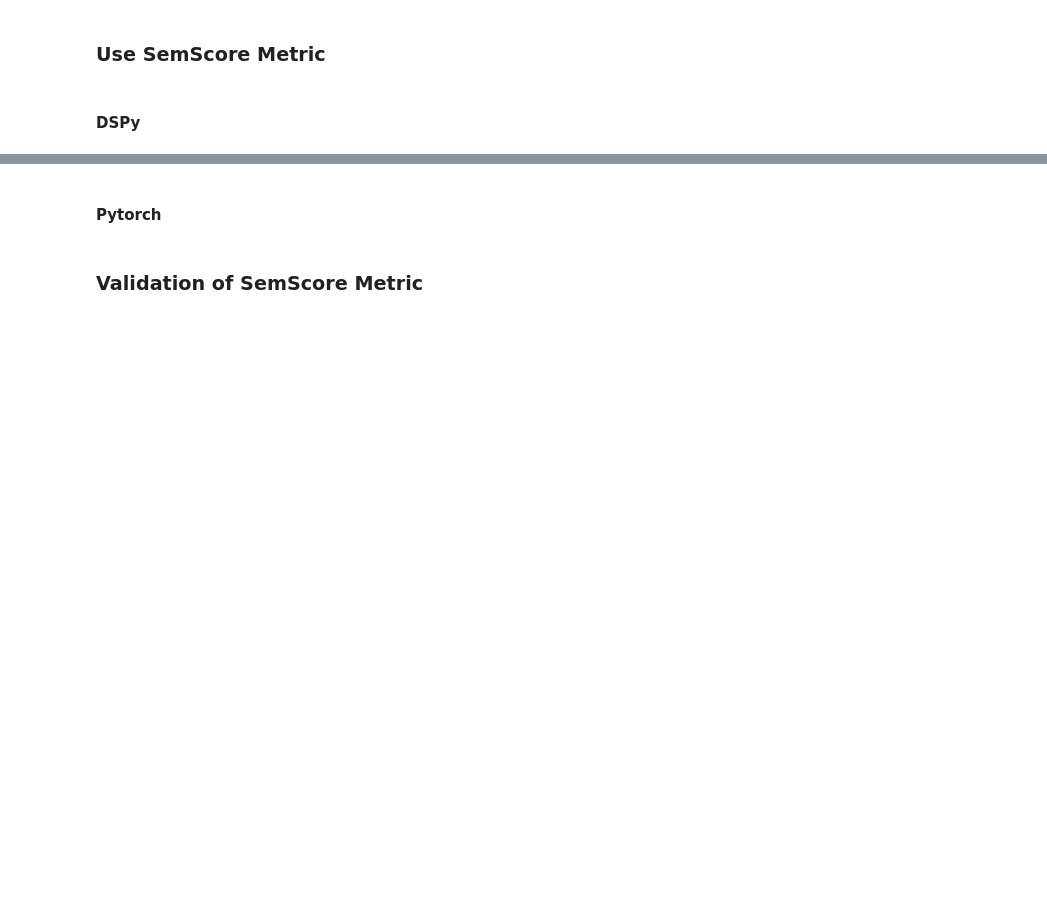
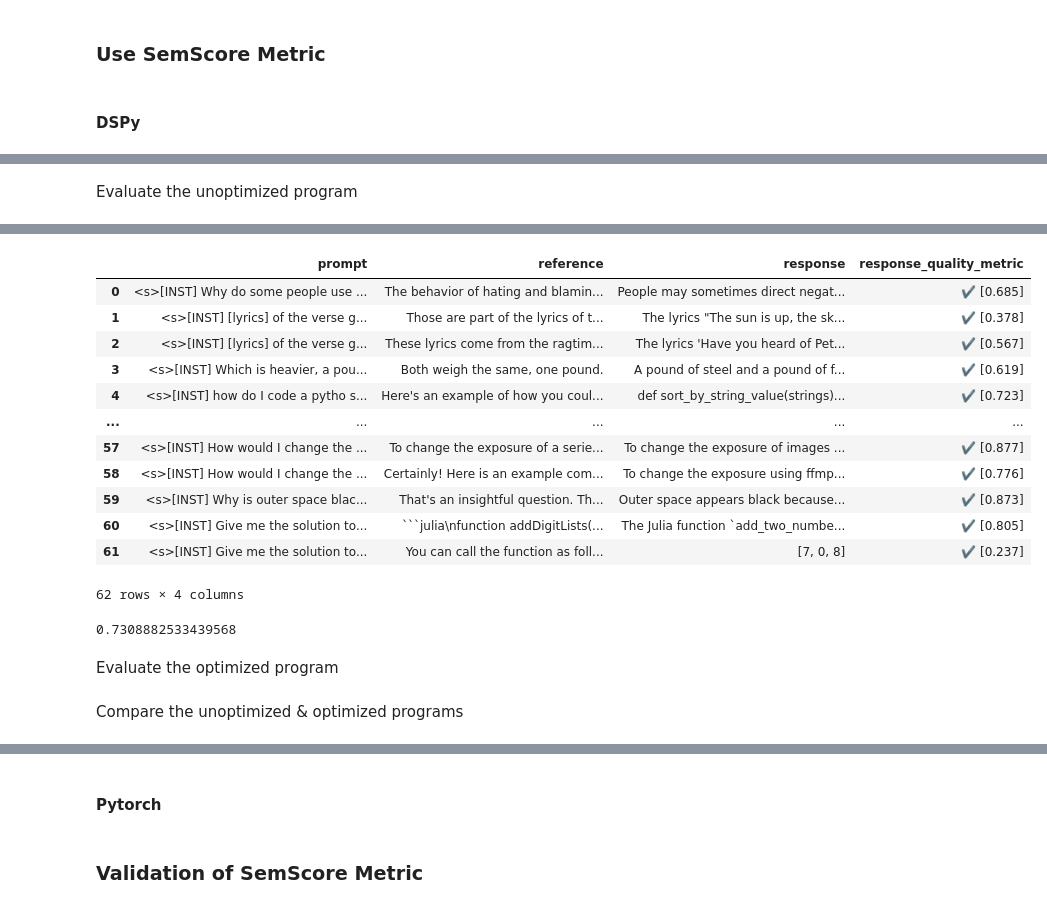
Before and after one commit to Austin-Routt/semscore-dspy, a Jupyter notebook: example.ipynb, the cells around one changed output, grey strips where cells are left out. Drawn from its saved outputs; the diff is of its cells as text; code cells hidden in the pictures; blank space fills up the shorter version.

Commit message:
DSPy Example

````diff
--- a/example.ipynb
+++ b/example.ipynb
@@ -8,0 +71,20 @@
+# %%
+import dspy
+from dspy.teleprompt import BootstrapFewShotWithRandomSearch
+import json
+
+# Load data
+with open("semscore/data/reference/semscores_OA-100.json", "r") as f:
+    reference_data = json.load(f)
+
+# Prepare data
+trainset, devset = prepare_data(reference_data)
+
+# Create program
+program = ResponseGenerator()
+
+# Create teleprompter with metric
+teleprompter = BootstrapFewShotWithRandomSearch(metric=response_quality_metric, max_errors=100000,num_candidate_programs=5, num_threads=1)
+
+# Compile with proper LM configuration
+optimized_program = teleprompter.compile(program, trainset=trainset)
@@ -8,0 +106,21 @@
+# %% [markdown]
+Evaluate the unoptimized program
+# %%
+# Create evaluator
+evaluate = dspy.Evaluate(
+    devset=devset,
+    metric=response_quality_metric,
+    num_threads=1,
+    max_errors=10000,
+    display_progress=True,
+    display_table=True
+)
+
+# Evaluate
+avg_score0, full_results0, all_scores0 = evaluate(
+    program,
+    num_threads=1,
+    return_all_scores=True,
+    return_outputs=True
+)
+# %% [output]
@@ -8,0 +134,21 @@
+|  | prompt | reference | response | response_quality_metric |
+| 0 | <s>[INST] Why do some people use ... | The behavior of hating and blamin... | People may sometimes direct negat... | ✔️ [0.685] |
+| 1 | <s>[INST] [lyrics] of the verse g... | Those are part of the lyrics of t... | The lyrics "The sun is up, the sk... | ✔️ [0.378] |
+| 2 | <s>[INST] [lyrics] of the verse g... | These lyrics come from the ragtim... | The lyrics 'Have you heard of Pet... | ✔️ [0.567] |
+| 3 | <s>[INST] Which is heavier, a pou... | Both weigh the same, one pound. | A pound of steel and a pound of f... | ✔️ [0.619] |
+| 4 | <s>[INST] how do I code a pytho s... | Here's an example of how you coul... | def sort_by_string_value(strings)... | ✔️ [0.723] |
+| ... | ... | ... | ... | ... |
+| 57 | <s>[INST] How would I change the ... | To change the exposure of a serie... | To change the exposure of images ... | ✔️ [0.877] |
+| 58 | <s>[INST] How would I change the ... | Certainly! Here is an example com... | To change the exposure using ffmp... | ✔️ [0.776] |
+| 59 | <s>[INST] Why is outer space blac... | That's an insightful question. Th... | Outer space appears black because... | ✔️ [0.873] |
+| 60 | <s>[INST] Give me the solution to... | ```julia\nfunction addDigitLists(... | The Julia function `add_two_numbe... | ✔️ [0.805] |
+| 61 | <s>[INST] Give me the solution to... | You can call the function as foll... | [7, 0, 8] | ✔️ [0.237] |
+62 rows × 4 columns
+# %%
+import numpy as np
+no_zero_scores = [x for x in all_scores0 if x != 0.0]
+np.mean(no_zero_scores)
+# %% [output]
+0.7308882533439568
+# %% [markdown]
+Evaluate the optimized program
@@ -8,0 +164,2 @@
+# %% [markdown]
+Compare the unoptimized & optimized programs
````
Also changed, not shown: parts of 41 cells of this notebook, 5 other files.
